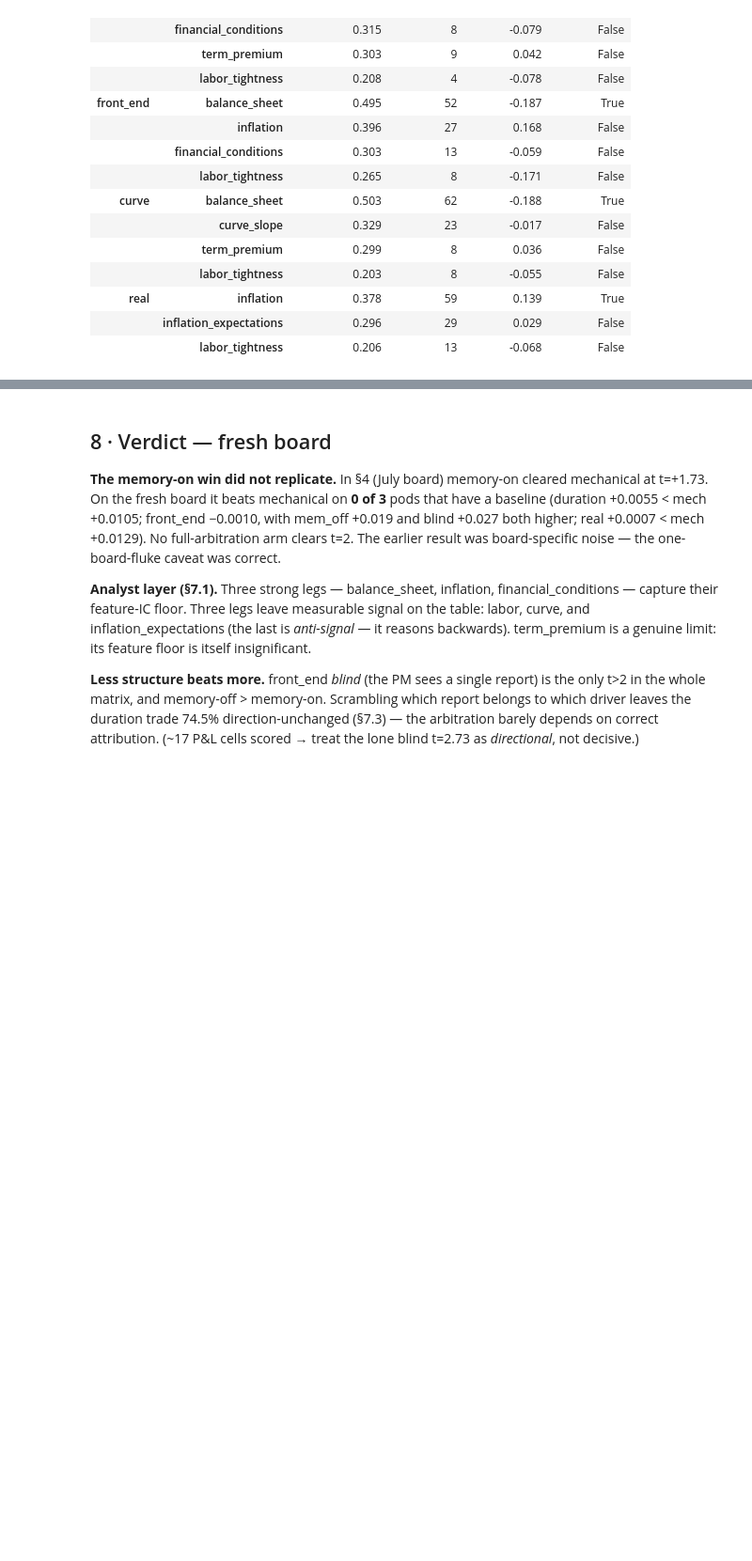
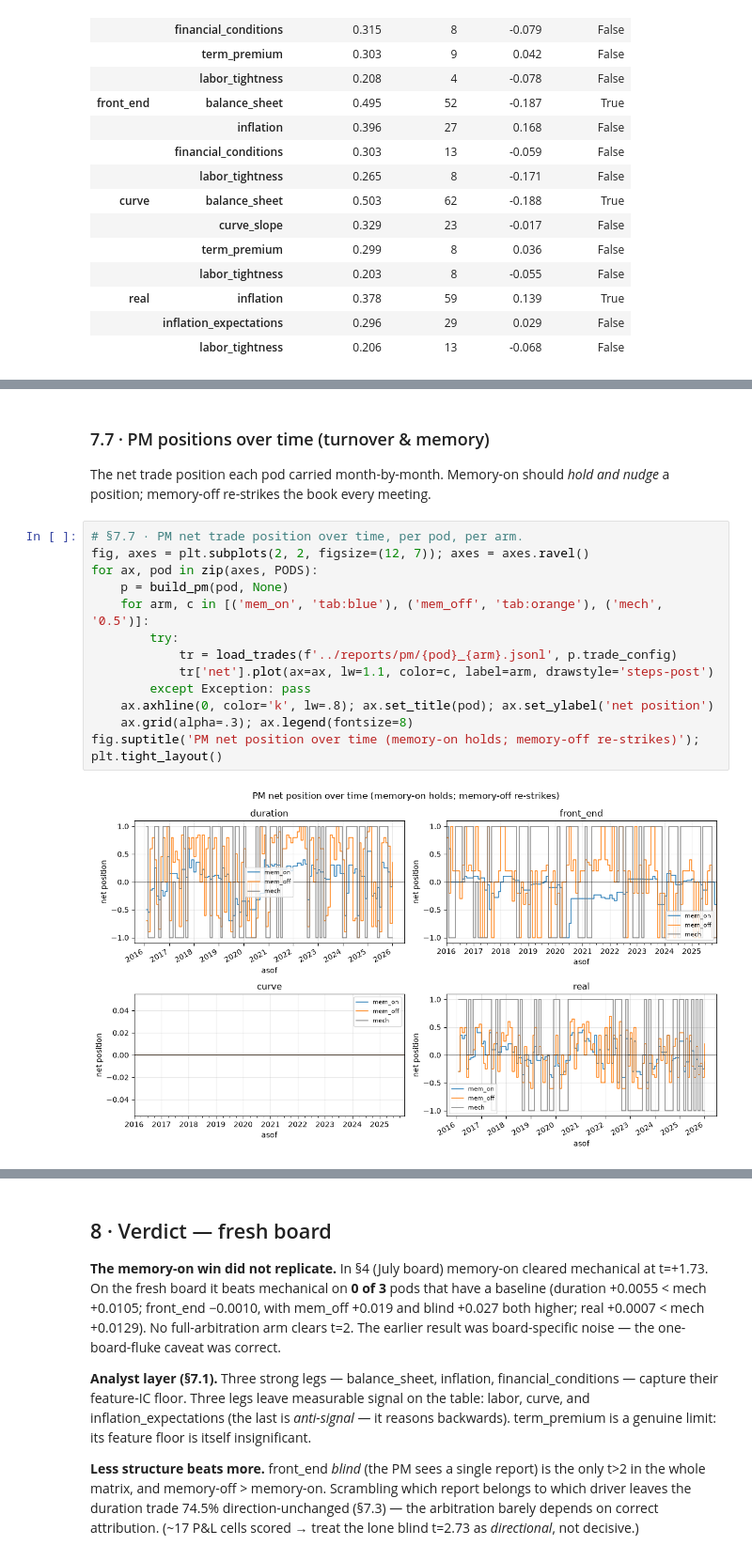
Before and after one commit to charishma005/Blackrock_UCB_MFE_Industry_Project, a Jupyter notebook: notebooks/pm_trade_evaluation.ipynb, the cells around one changed output, grey strips where cells are left out. Shown at 94% size. Cells and saved outputs as stored; diff of their text form; blank space fills up the shorter version.

```diff
--- a/notebooks/pm_trade_evaluation.ipynb
+++ b/notebooks/pm_trade_evaluation.ipynb
@@ -532,0 +615,19 @@ pm_lean
+# %% [markdown]
+### 7.7 · PM positions over time (turnover & memory)
+
+The net trade position each pod carried month-by-month. Memory-on should *hold and nudge* a position; memory-off re-strikes the book every meeting.
+# %%
+# §7.7 · PM net trade position over time, per pod, per arm.
+fig, axes = plt.subplots(2, 2, figsize=(12, 7)); axes = axes.ravel()
+for ax, pod in zip(axes, PODS):
+    p = build_pm(pod, None)
+    for arm, c in [('mem_on', 'tab:blue'), ('mem_off', 'tab:orange'), ('mech', '0.5')]:
+        try:
+            tr = load_trades(f'../reports/pm/{pod}_{arm}.jsonl', p.trade_config)
+            tr['net'].plot(ax=ax, lw=1.1, color=c, label=arm, drawstyle='steps-post')
+        except Exception: pass
+    ax.axhline(0, color='k', lw=.8); ax.set_title(pod); ax.set_ylabel('net position')
+    ax.grid(alpha=.3); ax.legend(fontsize=8)
+fig.suptitle('PM net position over time (memory-on holds; memory-off re-strikes)'); plt.tight_layout()
+# %% [output]
+[figure, added]
```
Also changed, not shown: parts of 8 cells of this notebook.
